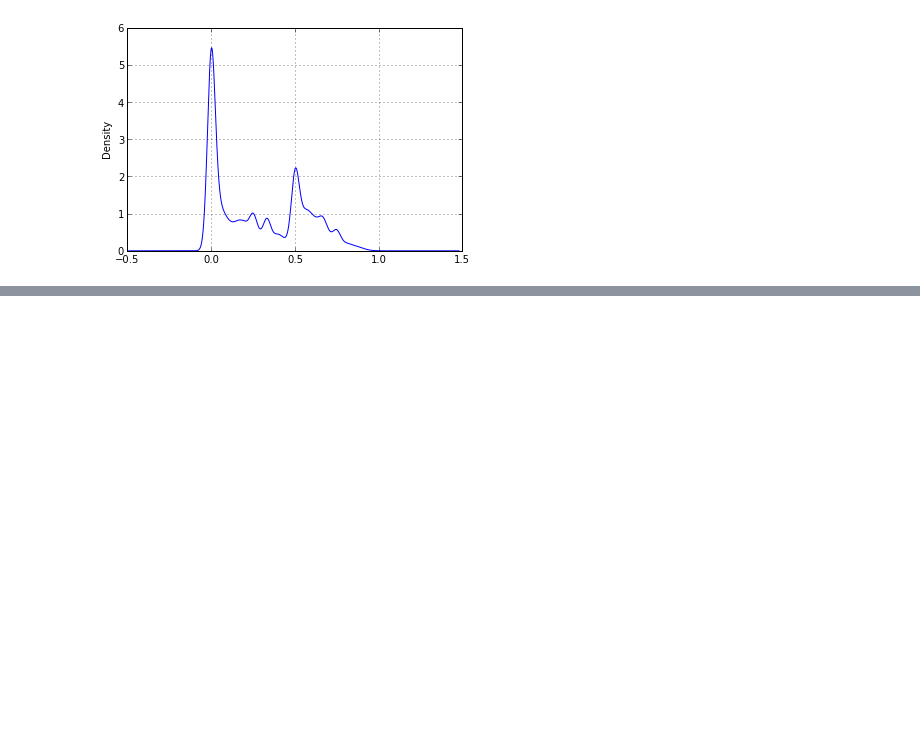
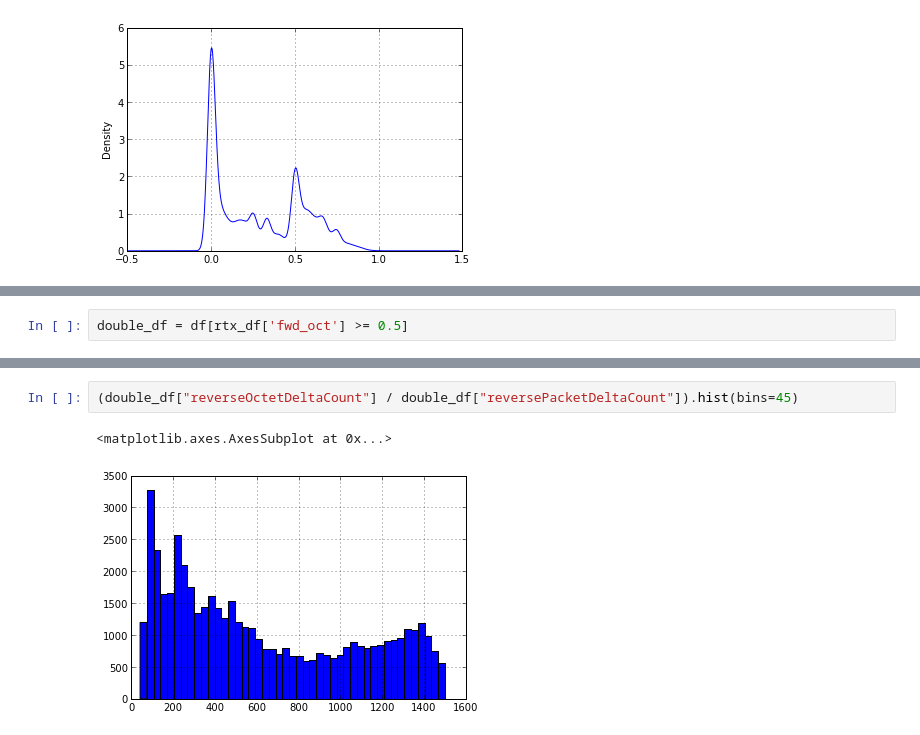
Before and after one commit to britram/qof, a Jupyter notebook: pytools/nmrg-talk.ipynb, the cells around one changed output, grey strips where cells are left out. Cells and saved outputs as stored; diff of their text form; blank space fills up the shorter version.

```diff
--- a/pytools/nmrg-talk.ipynb
+++ b/pytools/nmrg-talk.ipynb
@@ -179,0 +188,2 @@ trim_iqr_outliers(rtx_df['rev_pkt'].dropna()).plot(kind="kde")
+# %%
+double_df = df[rtx_df['fwd_oct'] >= 0.5]
@@ -179,0 +224,5 @@ trim_iqr_outliers(rtx_df['rev_pkt'].dropna()).plot(kind="kde")
+# %%
+(double_df["reverseOctetDeltaCount"] / double_df["reversePacketDeltaCount"]).hist(bins=45)
+# %% [output]
+<matplotlib.axes.AxesSubplot at 0x...>
+[figure, added]
```
Also changed, not shown: parts of 5 cells of this notebook.
